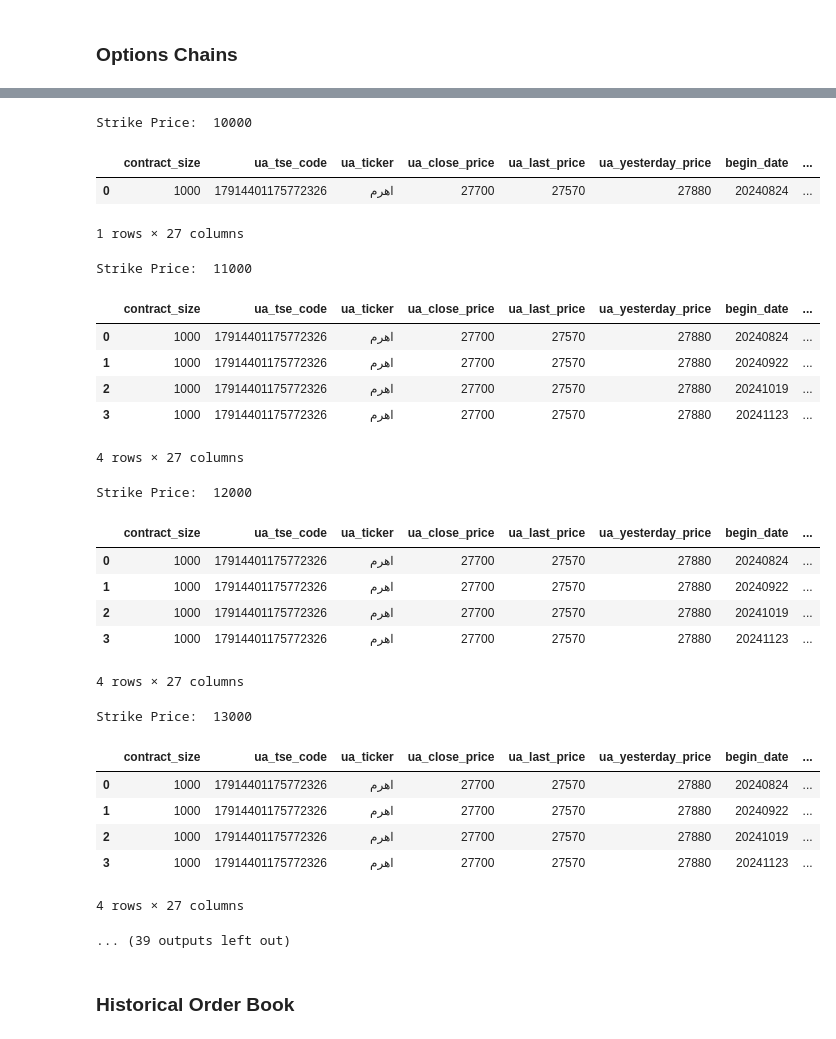
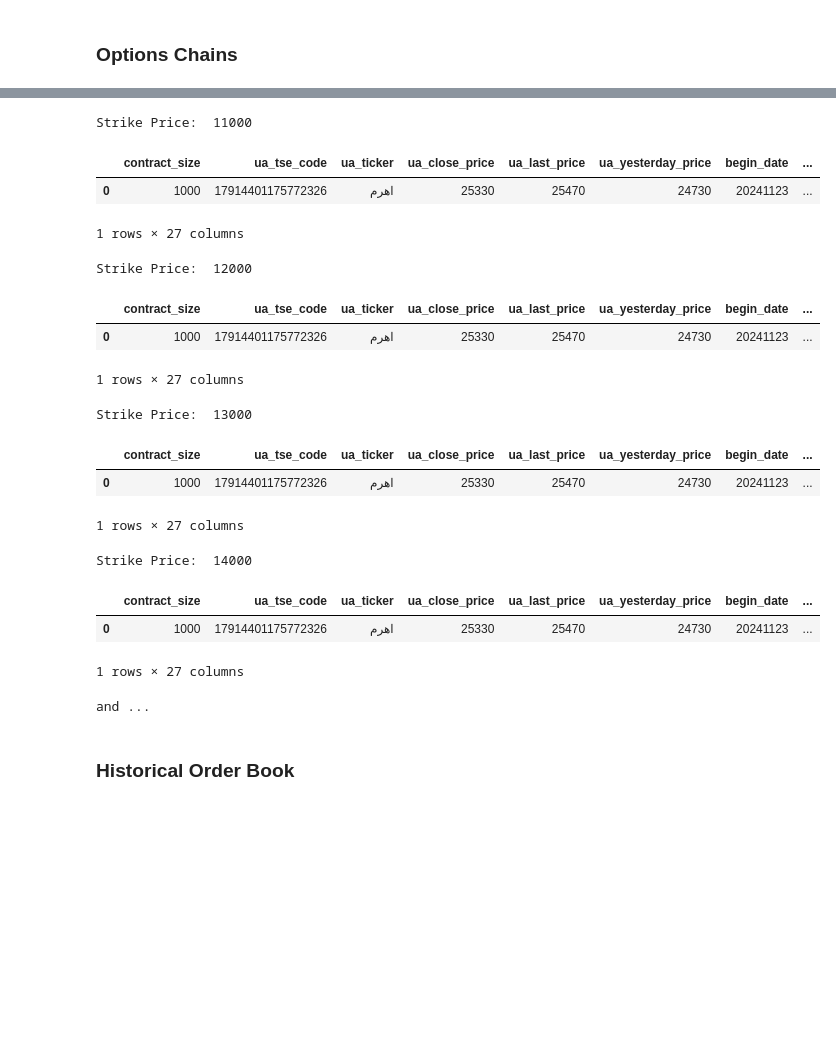
Before and after one commit to masoudghah/TSELiveOptionData, a Jupyter notebook: README.ipynb, the cells around one changed output, grey strips where cells are left out. Cells and saved outputs as stored; diff of their text form; code cells hidden in the pictures; blank space fills up the shorter version.

```diff
--- a/README.ipynb
+++ b/README.ipynb
@@ -133,8 +133,9 @@ Underlying Asset Information:
 # %%
-for chain in date_chain:
-    name = chain.loc[0, "name"]
-    jalali_date = name.split("-")[2]
-    print("Date: ", jalali_date)
-    display(chain)
-    print("\n\n")
+date_chain = list(date_chain)
+first_chain = date_chain[0]
+
+name = first_chain.loc[0, "name"]
+jalali_date = name.split("-")[2]
+print("Date: ", jalali_date)
+display(first_chain.head(10))
 # %% [output]
@@ -218,35 +155,29 @@ Date:  1404/01/27
 # %%
-for chain in strike_price_chain:
+for idx, chain in enumerate(strike_price_chain):
     print("Strike Price: ", chain.loc[0, "strike_price"])
     display(chain)
     print("\n\n")
+    if idx > 2:
+        print("and ...")
+        break
 # %% [output]
-Strike Price:  10000
+Strike Price:  11000
 |  | contract_size | ua_tse_code | ua_ticker | ua_close_price | ua_last_price | ua_yesterday_price | begin_date | ... |
-| 0 | 1000 | 17914401175772326 | اهرم | 27700 | 27570 | 27880 | 20240824 | ... |
+| 0 | 1000 | 17914401175772326 | اهرم | 25330 | 25470 | 24730 | 20241123 | ... |
 1 rows × 27 columns
-Strike Price:  11000
+Strike Price:  12000
 |  | contract_size | ua_tse_code | ua_ticker | ua_close_price | ua_last_price | ua_yesterday_price | begin_date | ... |
-| 0 | 1000 | 17914401175772326 | اهرم | 27700 | 27570 | 27880 | 20240824 | ... |
-| 1 | 1000 | 17914401175772326 | اهرم | 27700 | 27570 | 27880 | 20240922 | ... |
-| 2 | 1000 | 17914401175772326 | اهرم | 27700 | 27570 | 27880 | 20241019 | ... |
-| 3 | 1000 | 17914401175772326 | اهرم | 27700 | 27570 | 27880 | 20241123 | ... |
+| 0 | 1000 | 17914401175772326 | اهرم | 25330 | 25470 | 24730 | 20241123 | ... |
-4 rows × 27 columns
+1 rows × 27 columns
-Strike Price:  12000
+Strike Price:  13000
 |  | contract_size | ua_tse_code | ua_ticker | ua_close_price | ua_last_price | ua_yesterday_price | begin_date | ... |
-| 0 | 1000 | 17914401175772326 | اهرم | 27700 | 27570 | 27880 | 20240824 | ... |
-| 1 | 1000 | 17914401175772326 | اهرم | 27700 | 27570 | 27880 | 20240922 | ... |
-| 2 | 1000 | 17914401175772326 | اهرم | 27700 | 27570 | 27880 | 20241019 | ... |
-| 3 | 1000 | 17914401175772326 | اهرم | 27700 | 27570 | 27880 | 20241123 | ... |
+| 0 | 1000 | 17914401175772326 | اهرم | 25330 | 25470 | 24730 | 20241123 | ... |
-4 rows × 27 columns
+1 rows × 27 columns
-Strike Price:  13000
+Strike Price:  14000
 |  | contract_size | ua_tse_code | ua_ticker | ua_close_price | ua_last_price | ua_yesterday_price | begin_date | ... |
-| 0 | 1000 | 17914401175772326 | اهرم | 27700 | 27570 | 27880 | 20240824 | ... |
-| 1 | 1000 | 17914401175772326 | اهرم | 27700 | 27570 | 27880 | 20240922 | ... |
-| 2 | 1000 | 17914401175772326 | اهرم | 27700 | 27570 | 27880 | 20241019 | ... |
-| 3 | 1000 | 17914401175772326 | اهرم | 27700 | 27570 | 27880 | 20241123 | ... |
+| 0 | 1000 | 17914401175772326 | اهرم | 25330 | 25470 | 24730 | 20241123 | ... |
-4 rows × 27 columns
+1 rows × 27 columns
-... (39 outputs left out)
+and ...
 # %% [markdown]
 ### Historical Order Book
 # %%
```
Also changed, not shown: parts of 7 cells of this notebook, 1 other file.
